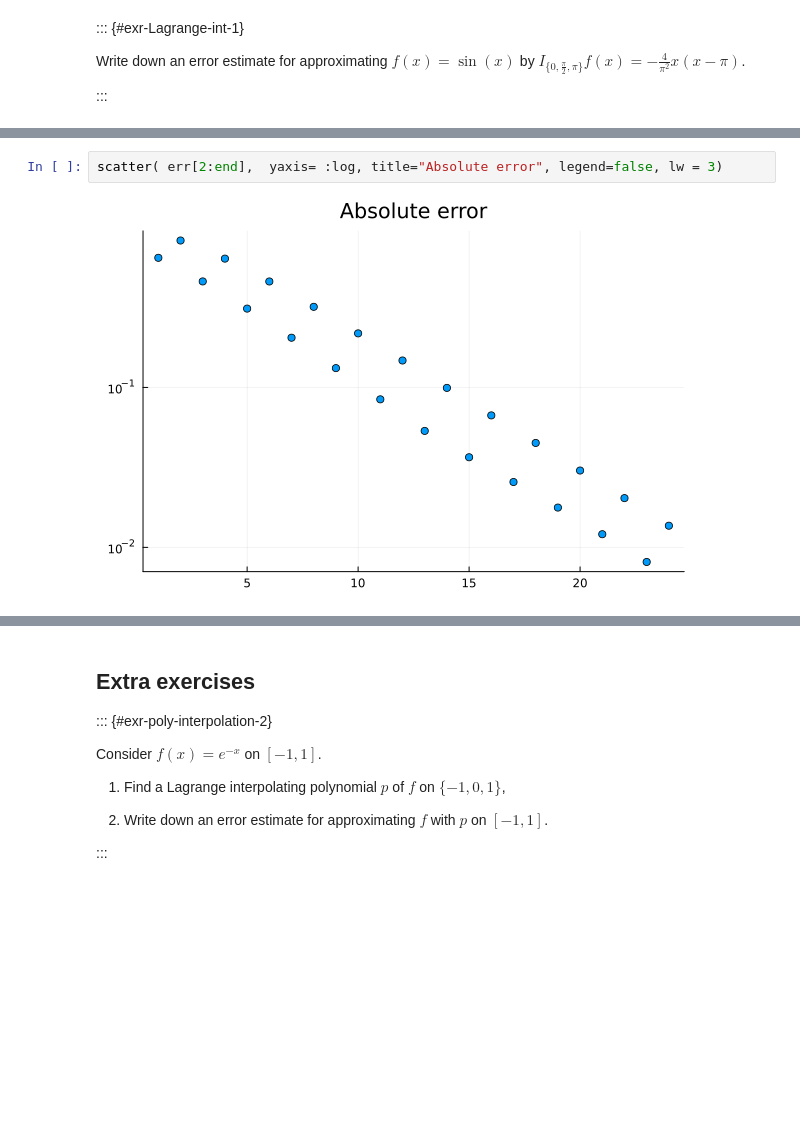
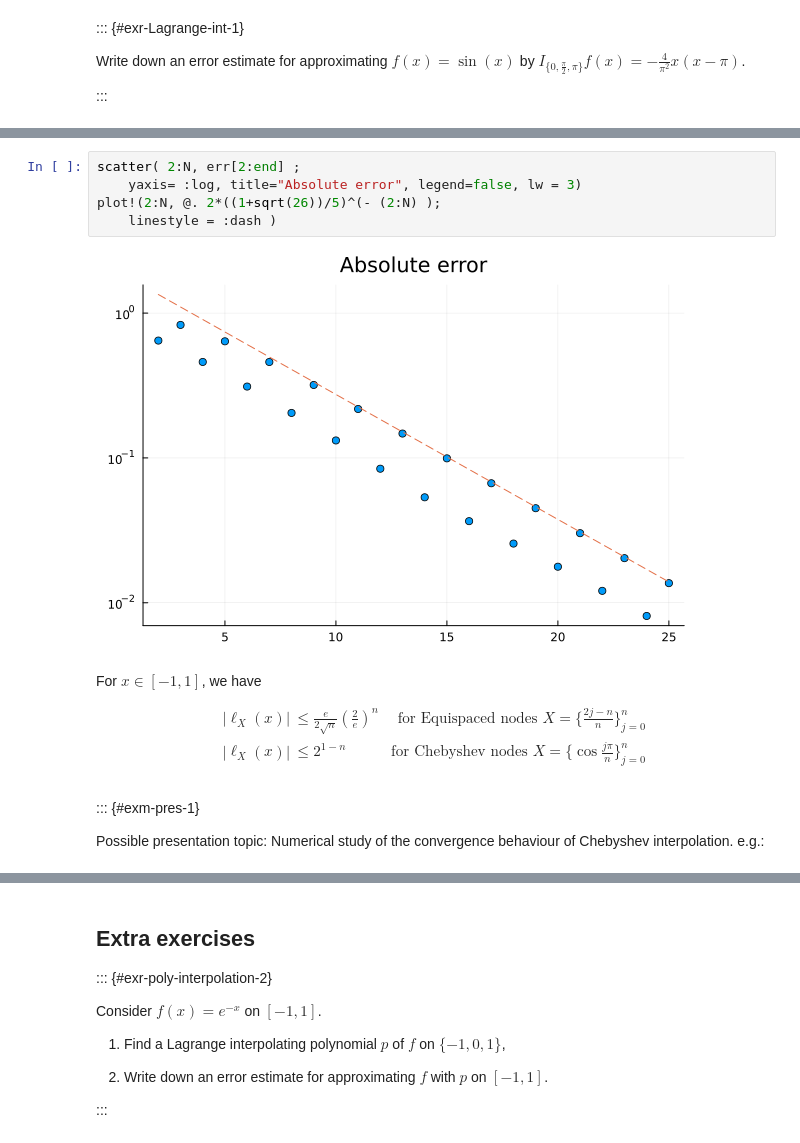
Before and after one commit to jackrthomas/Math5485, a Jupyter notebook: lectures/L06.ipynb, the cells around one changed output, grey strips where cells are left out. Drawn from its saved outputs; the diff is of its cells as text; blank space fills up the shorter version.

```diff
--- a/lectures/L06.ipynb
+++ b/lectures/L06.ipynb
@@ -326,7 +378,24 @@ Plots.AnimatedGif("C:\\Users\\jack6\\Math5485-Fall-2026\\Math5485\\images\\Cheby
 # %%
-scatter( err[2:end],  yaxis= :log, title="Absolute error", legend=false, lw = 3)
+scatter( 2:N, err[2:end] ;
+    yaxis= :log, title="Absolute error", legend=false, lw = 3)
+plot!(2:N, @. 2*((1+sqrt(26))/5)^(- (2:N) );
+    linestyle = :dash )
 # %% [output]
-[figure, old version]
+[figure, new version]
+# %% [markdown]
+For $x \in [-1,1]$, we have
+
+\begin{align}
+    |\ell_X(x)| &\leq \frac{e}{2\sqrt{n}} \left( \frac2e \right)^n
+    &\text{for Equispaced nodes }  X = \Big\{ \frac{2j-n}{n} \Big\}_{j=0}^n \nonumber\\
+    %
+    |\ell_X(x)| &\leq 2^{1-n}
+    &\text{for Chebyshev nodes } X = \Big\{ \cos \frac{j\pi}{n} \Big\}_{j=0}^n \nonumber
+\end{align}
+# %% [markdown]
+::: {#exm-pres-1}
+
+Possible presentation topic: Numerical study of the convergence behaviour of Chebyshev interpolation. e.g.:
 # %%
 N = 25
 
```
Also changed, not shown: parts of 15 cells of this notebook, 34 other files.
